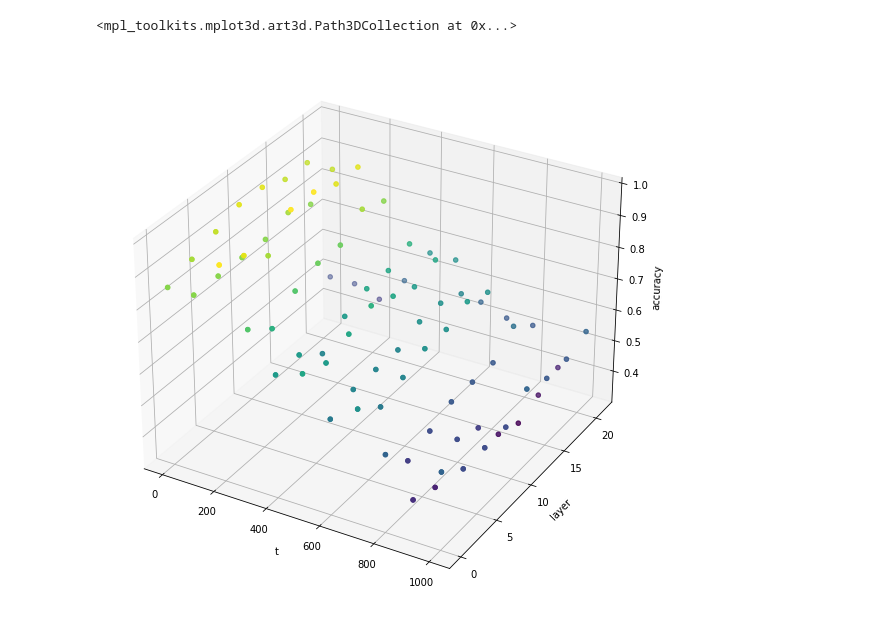
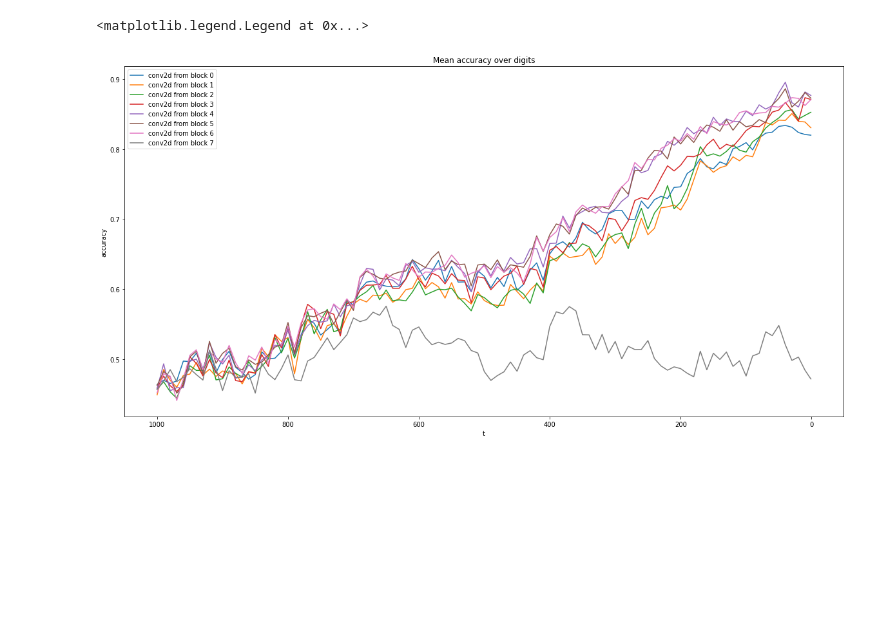
Before and after one commit to willdalh/minDiffusion-fork, a Jupyter notebook: tcav_visualizing.ipynb, the cells around one changed output. Cells and saved outputs as stored; diff of their text form; code cells hidden in the pictures; blank space fills up the shorter version.

```diff
--- a/tcav_visualizing.ipynb
+++ b/tcav_visualizing.ipynb
@@ -58,13 +59,15 @@ Text(0.5, 0, 'accuracy')
-# %%
-# scatter 3d
-fig = plt.figure( figsize=(10, 10) )
-ax = fig.add_subplot(111, projection="3d")
-# Set labels
-ax.set_xlabel("t")
-ax.set_ylabel("layer")
-ax.set_zlabel("accuracy")
-
-ax.scatter(data["t"], data["layer"], data["accuracy"], c=data["accuracy"], cmap="viridis")
-# %% [output]
-<mpl_toolkits.mplot3d.art3d.Path3DCollection at 0x...>
-[figure, removed]
+# %%
+# For every layer, plot the accuracy over t in the same plot
+fig = plt.figure( figsize=(20, 10) )
+ax = fig.add_subplot(111)
+ax.set_title("Mean accuracy over digits")
+ax.set_xlabel("t")
+ax.set_ylabel("accuracy")
+ax.invert_xaxis()
+for layer in data_mean_digits["layer"].unique():
+    data_layer = data_mean_digits[data_mean_digits["layer"] == layer]
+    ax.plot(data_layer["t"], data_layer["accuracy"], label=f"conv2d from block {layer}")
+ax.legend()
+# %% [output]
+<matplotlib.legend.Legend at 0x...>
+[figure, added]
```
Also changed, not shown: parts of 3 cells of this notebook, 1 other file.
